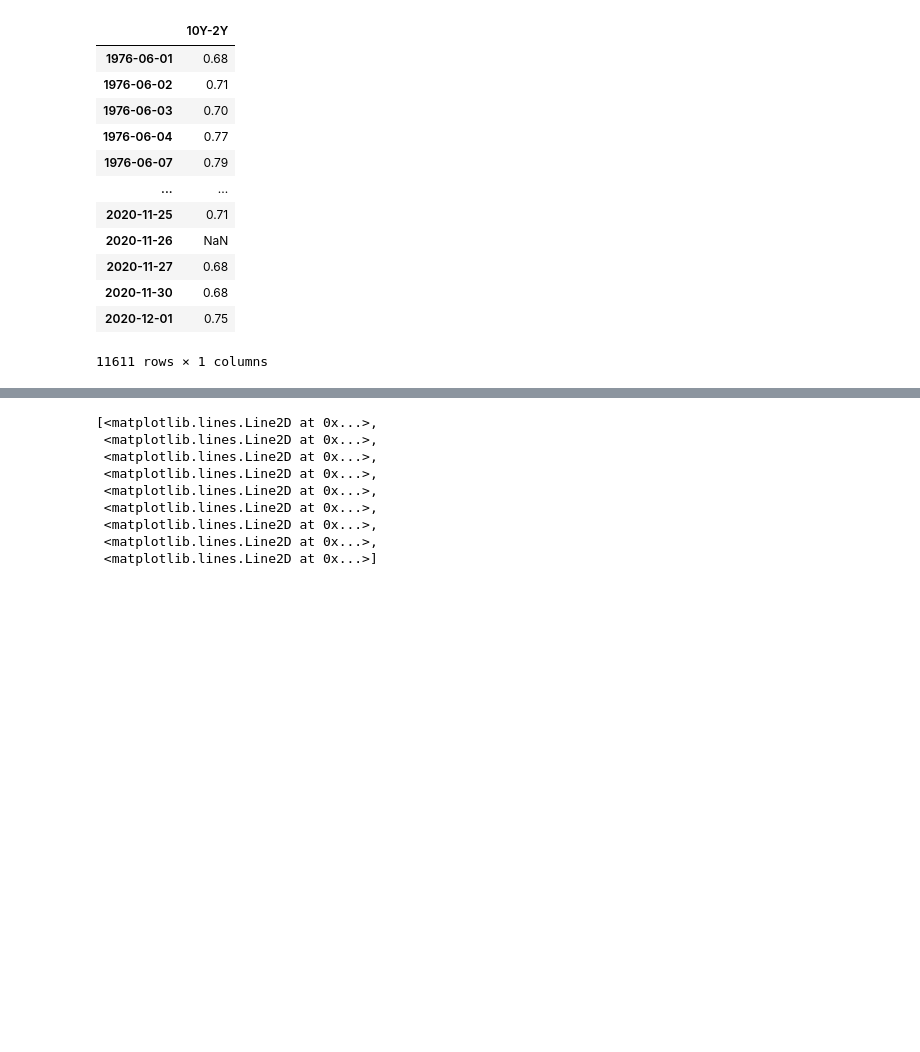
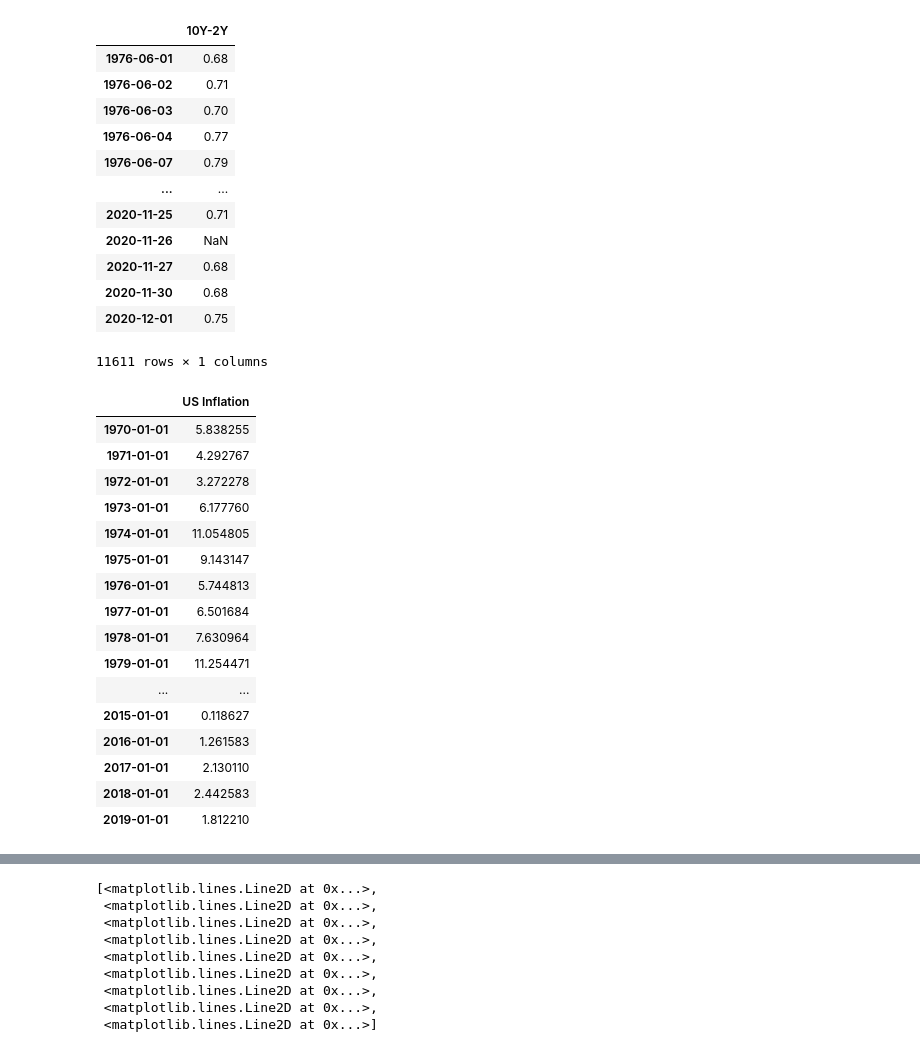
Before and after one commit to AvaneeshKolluri/MacroPredictionsProject, a Jupyter notebook: Project 2.ipynb, the cells around one changed output, grey strips where cells are left out. Cells and saved outputs as stored; diff of their text form; code cells hidden in the pictures; blank space fills up the shorter version.

```diff
--- a/Project 2.ipynb
+++ b/Project 2.ipynb
@@ -251,3 +234,24 @@ ycurve
 | 2020-11-30 | 0.68 |
 | 2020-12-01 | 0.75 |
 11611 rows × 1 columns
+# %%
+us_inflation = get_fred_series('FPCPITOTLZGUSA', '1970-01-01', 'US Inflation')
+us_inflation
+# %% [output]
+|  | US Inflation |
+| 1970-01-01 | 5.838255 |
+| 1971-01-01 | 4.292767 |
+| 1972-01-01 | 3.272278 |
+| 1973-01-01 | 6.177760 |
+| 1974-01-01 | 11.054805 |
+| 1975-01-01 | 9.143147 |
+| 1976-01-01 | 5.744813 |
+| 1977-01-01 | 6.501684 |
+| 1978-01-01 | 7.630964 |
+| 1979-01-01 | 11.254471 |
+| ... | ... |
+| 2015-01-01 | 0.118627 |
+| 2016-01-01 | 1.261583 |
+| 2017-01-01 | 2.130110 |
+| 2018-01-01 | 2.442583 |
+| 2019-01-01 | 1.812210 |
```
Also changed, not shown: parts of 9 cells of this notebook.
